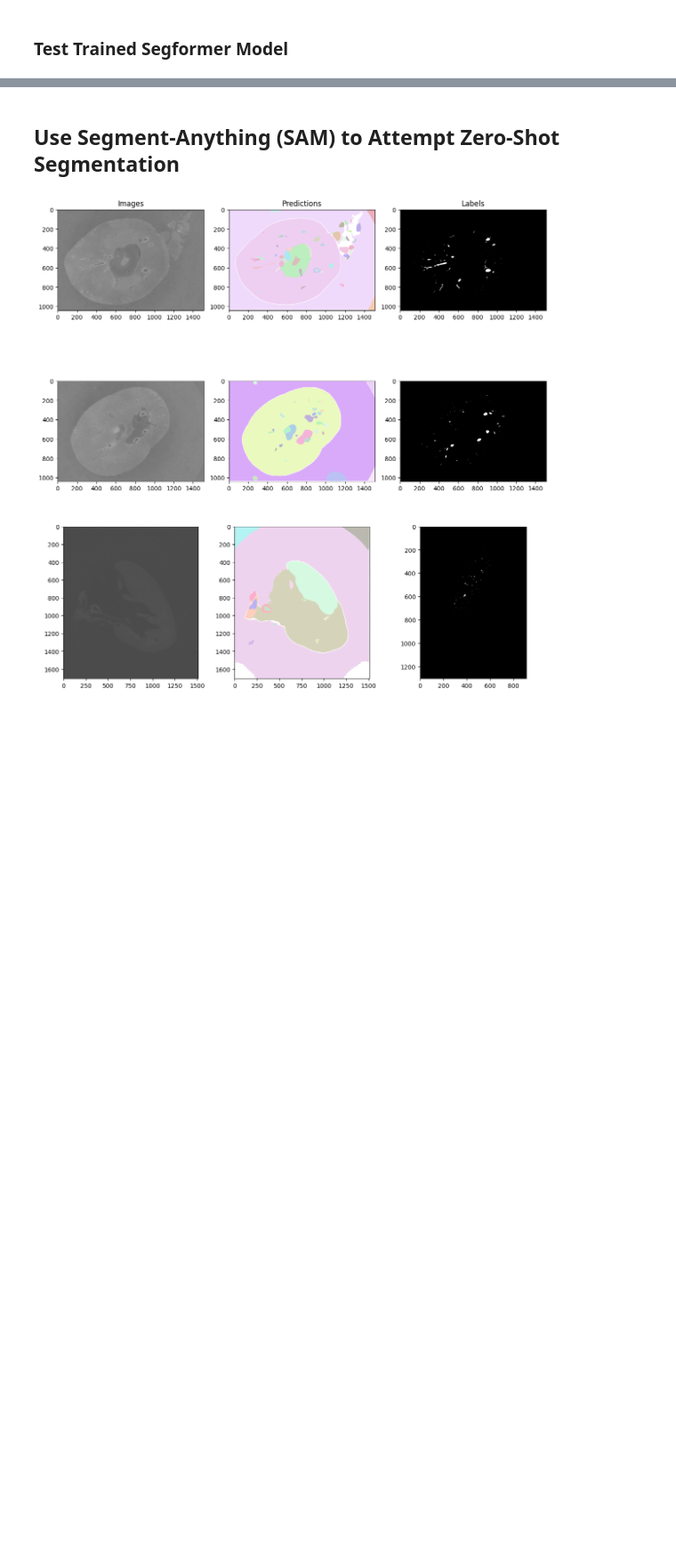
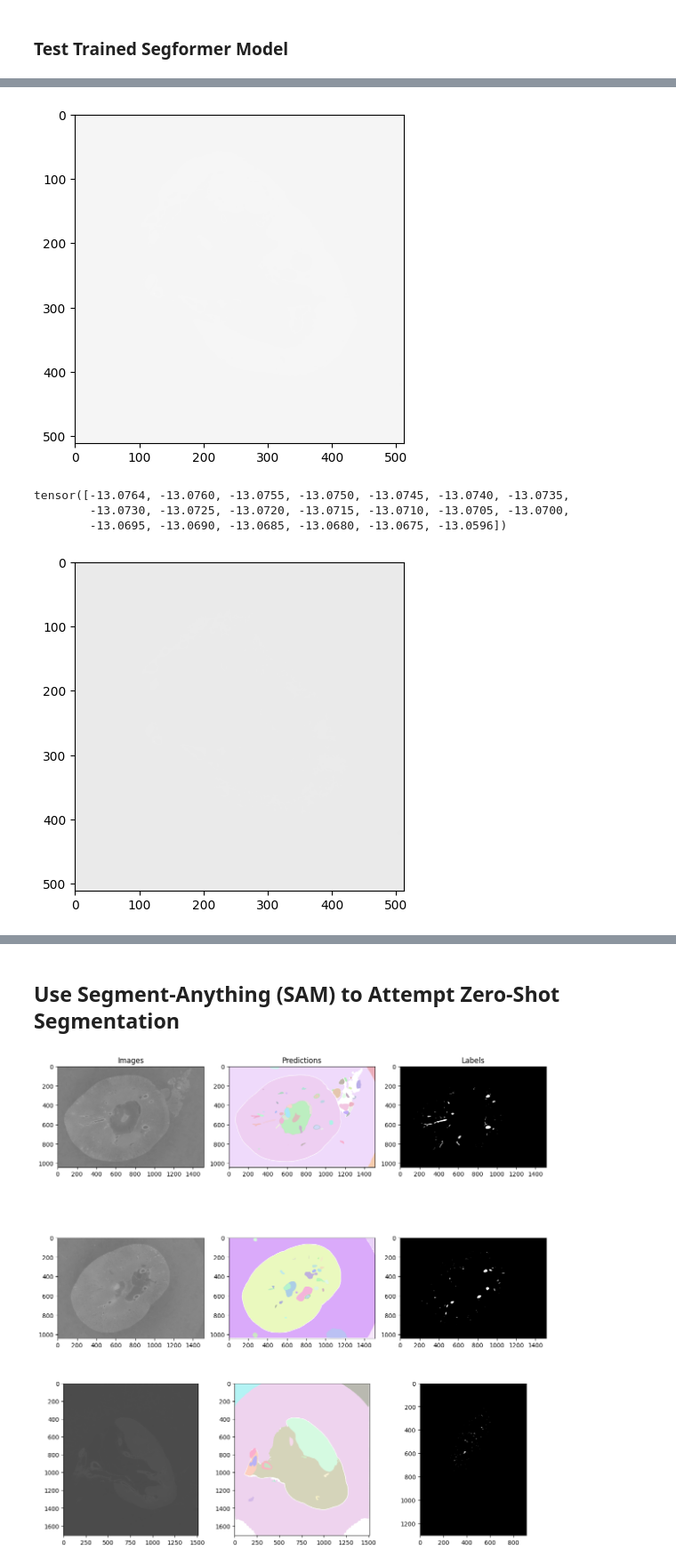
Before and after one commit to Akettle44/SenNetworks, a Jupyter notebook: notebook.ipynb, the cells around one changed output, grey strips where cells are left out. Shown at 89% size. Cells and saved outputs as stored; diff of their text form; code cells hidden in the pictures; blank space fills up the shorter version.

```diff
--- a/notebook.ipynb
+++ b/notebook.ipynb
@@ -395,28 +507,67 @@ plt.show();
 
 with torch.no_grad():
 
-    outputs, _ = model(pixel_values=train_images)
-    logits = outputs.cpu()
-    masks = train_masks.cpu()
+    segs = []
+    images = []
+    masks = []
 
-    print(outputs.shape)
+    for i in range(0, 3):
+        image, mask = trds.__getitem__(i)
 
-    upsampled_logits = F.interpolate(logits,
-        size=images.size()[2:], # (height, width)
-        mode='bilinear',
-        align_corners=False)
+        print(torch.unique(image))
+        images.append(image)
 
-    sig = torch.sigmoid(upsampled_logits)
-    softmax = F.softmax(sig, dim=1) # Compute softmax to get probs
-    probs, seg = torch.max(softmax, dim=1)
+        # Testing
+        image = (np.moveaxis(images[0].cpu().numpy(), 0, -1))
+        image += np.mean(image)
+        image = (image * 255).astype('uint8')
+        plt.imshow(image)
+        #plt.imshow(np.squeeze(segs[0]))
+        plt.show()
+        masks.append(mask)
 
-    # Seg cts in [0,1], masks discrete one-hot with labels [0,1]
-    intersection = (probs * masks).sum()
-    dice = (2. * intersection + 1) / (probs.sum() + masks.sum() + 1)
+    for image, mask in zip(images, masks):
+        image = image.to(device)
+        mask = mask.to(device)
 
-    #plt.imshow(pof0)
-    #plt.show()
+        image = torch.unsqueeze(image, 0)
+        mask = torch.unsqueeze(mask, 0)
+        outputs = model(pixel_values=image, labels=mask)
+        logits = outputs[0].cpu()
+        mask = mask.cpu()
 
-    #plt.imshow(pof1)
-    #plt.show()
+        upsampled_logits = F.interpolate(logits,
+            size=image.size()[2:], # (height, width)
+            mode='bilinear',
+            align_corners=False)
+
+        print(upsampled_logits)
+
+        softmax = F.softmax(upsampled_logits, dim=1) # Compute softmax to get probs
+        probs, seg = torch.max(softmax, dim=1)
+        segs.append(seg)
+
+        # Seg cts in [0,1], masks discrete one-hot with labels [0,1]
+        intersection = (probs * mask).sum()
+        dice = (2. * intersection + 1) / (probs.sum() + mask.sum() + 1)
+        print(dice)
+
+    #print(pred1)
+    #pred1 = np.squeeze(pred1)
+    #pred1 = np.where(pred1 > 0.5, 1, 0)
+    #print(np.unique(pred1))
+
+    #image = np.moveaxis(images[7].numpy(), 0, -1)
+    #image = (image * 255).astype('uint8') # Grab channel for gray
+    #print(image)
+    #plt.imshow(image)
+
+    print(segs[1])
+
+    plt.imshow(np.moveaxis(images[0].cpu().numpy(), 0, -1) * 255)
+    #plt.imshow(np.squeeze(segs[0]))
+    plt.show()
+
+        #plt.imshow(pof1)
+        #plt.show()
 # %% [output]
@@ -424,0 +579,5 @@ tensor([0])
+[figure, added]
+tensor([-13.0764, -13.0760, -13.0755, -13.0750, -13.0745, -13.0740, -13.0735,
+        -13.0730, -13.0725, -13.0720, -13.0715, -13.0710, -13.0705, -13.0700,
+        -13.0695, -13.0690, -13.0685, -13.0680, -13.0675, -13.0596])
+[figure, added]
```
Also changed, not shown: parts of 13 cells of this notebook.
